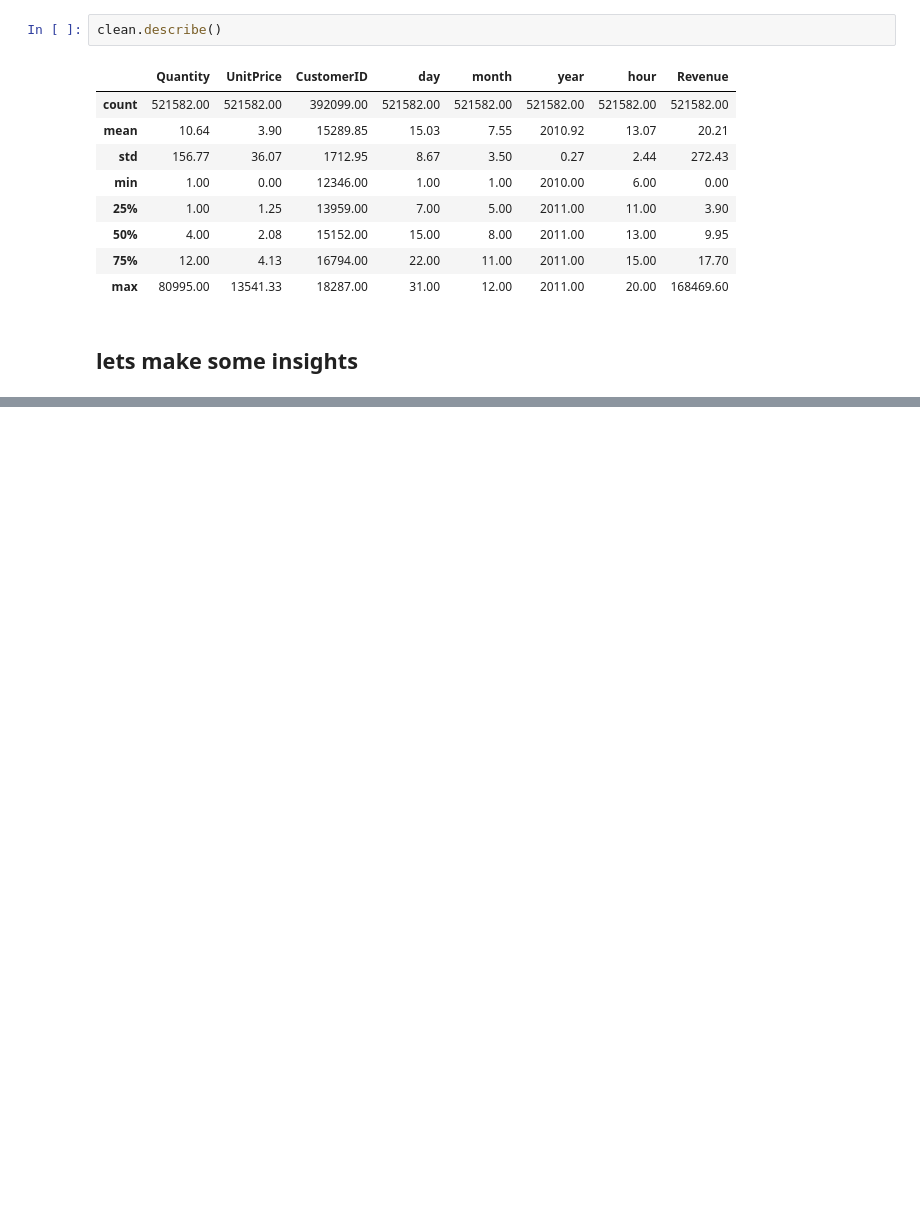
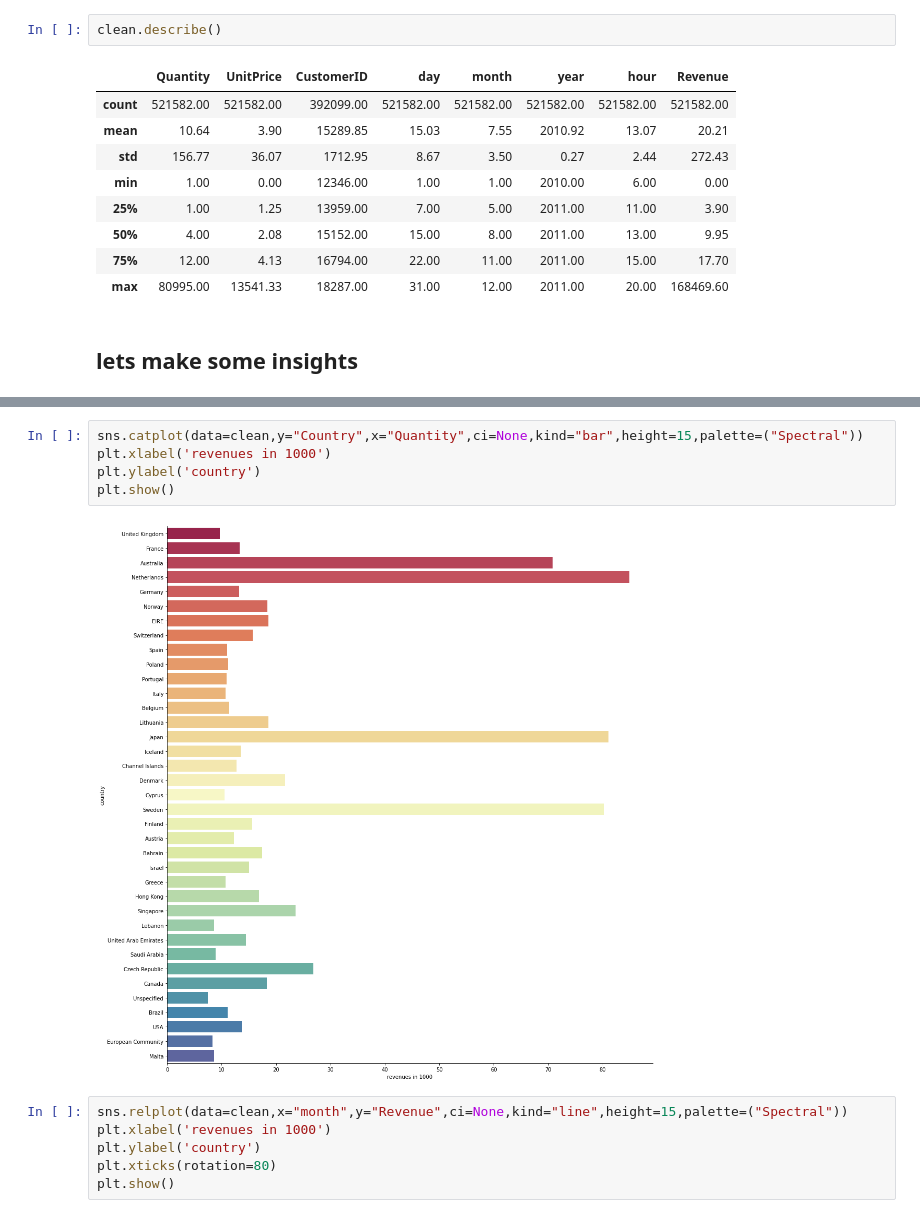
Before and after one commit to abdelrahmanbadoaayad/E-Commerce_EDA, a Jupyter notebook: e-commerce eda.ipynb, the cells around one changed output, grey strips where cells are left out. Saved outputs shown, nothing was run; the diff lists cells and outputs as text; blank space fills up the shorter version.

```diff
--- a/e-commerce eda.ipynb
+++ b/e-commerce eda.ipynb
@@ -397,0 +392,13 @@ plt.show()
+# %%
+sns.catplot(data=clean,y="Country",x="Quantity",ci=None,kind="bar",height=15,palette=("Spectral"))
+plt.xlabel('revenues in 1000')
+plt.ylabel('country')
+plt.show()
+# %% [output]
+[figure, added]
+# %%
+sns.relplot(data=clean,x="month",y="Revenue",ci=None,kind="line",height=15,palette=("Spectral"))
+plt.xlabel('revenues in 1000')
+plt.ylabel('country')
+plt.xticks(rotation=80)
+plt.show()
```
Also changed, not shown: parts of 7 cells of this notebook.
